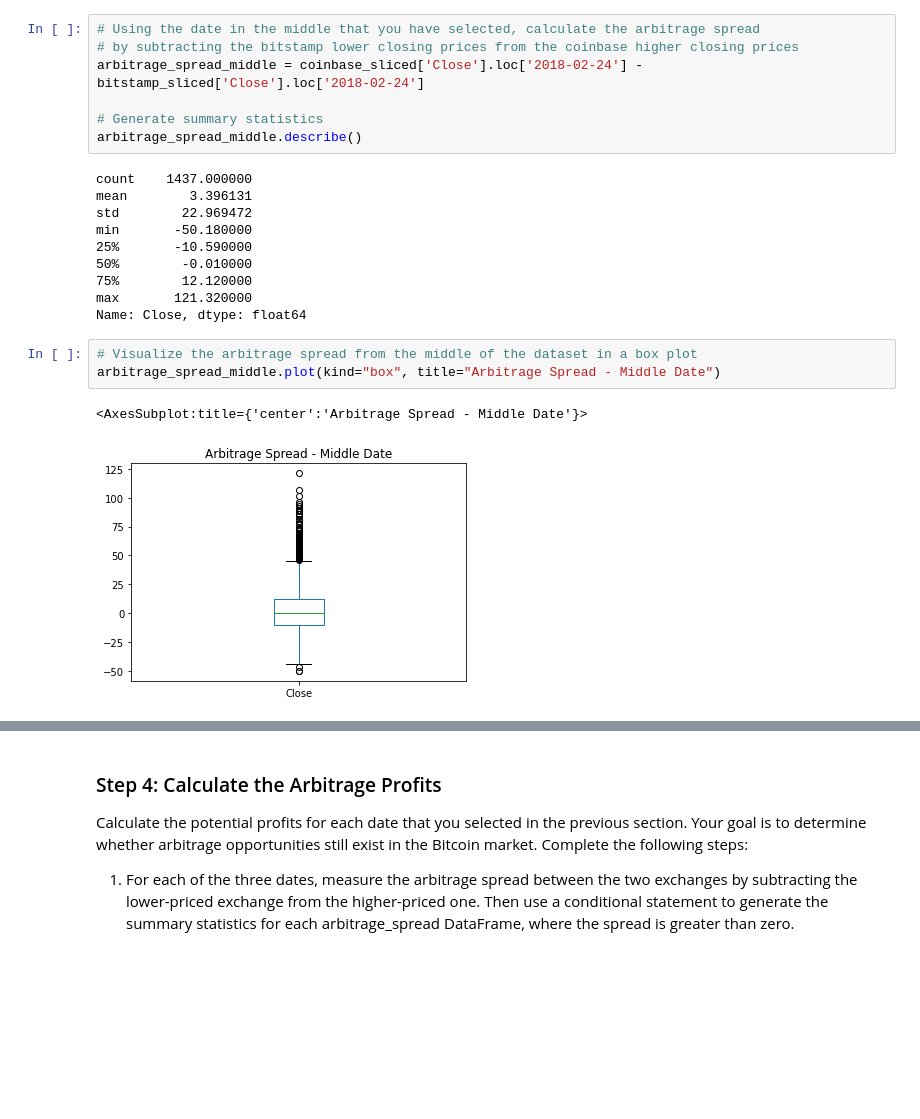
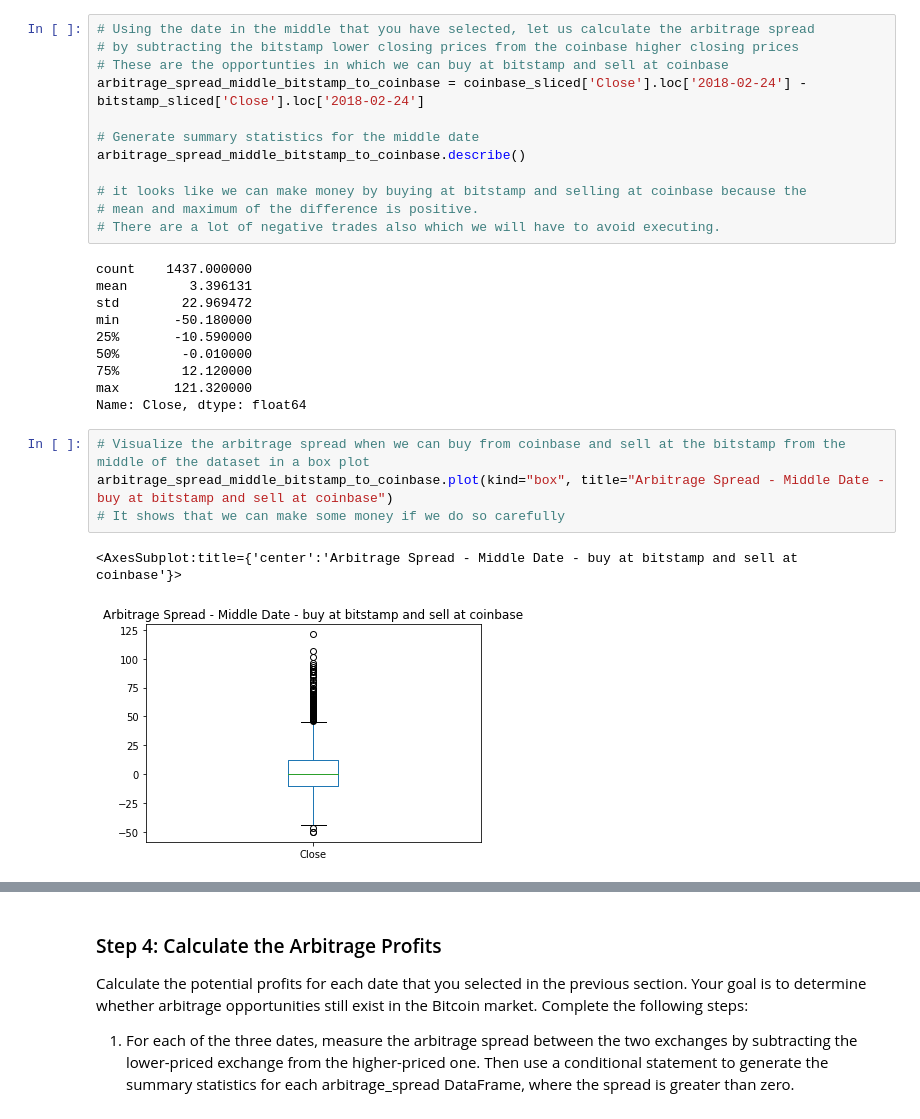
Before and after one commit to sangramsinghg/berkeley_fintech_module_3_challenge, a Jupyter notebook: crypto_arbitrage.ipynb, the cells around one changed output, grey strips where cells are left out. Drawn from its saved outputs; the diff is of its cells as text; blank space fills up the shorter version.

```diff
--- a/crypto_arbitrage.ipynb
+++ b/crypto_arbitrage.ipynb
@@ -323,12 +361,17 @@ coinbase_sliced['Close'].loc['2018-02-24'].plot(figsize=(15,9), legend=True, col
 <AxesSubplot:title={'center':'Februrary 24th, 2018'}, xlabel='Timestamp'>
 [figure]
 # %%
-# Using the date in the middle that you have selected, calculate the arbitrage spread
+# Using the date in the middle that you have selected, let us calculate the arbitrage spread
 # by subtracting the bitstamp lower closing prices from the coinbase higher closing prices
-arbitrage_spread_middle = coinbase_sliced['Close'].loc['2018-02-24'] - bitstamp_sliced['Close'].loc['2018-02-24']
+# These are the opportunties in which we can buy at bitstamp and sell at coinbase
+arbitrage_spread_middle_bitstamp_to_coinbase = coinbase_sliced['Close'].loc['2018-02-24'] - bitstamp_sliced['Close'].loc['2018-02-24']
 
-# Generate summary statistics
-arbitrage_spread_middle.describe()
+# Generate summary statistics for the middle date
+arbitrage_spread_middle_bitstamp_to_coinbase.describe()
+
+# it looks like we can make money by buying at bitstamp and selling at coinbase because the
+# mean and maximum of the difference is positive.
+# There are a lot of negative trades also which we will have to avoid executing.
 # %% [output]
 count    1437.000000
 mean        3.396131
@@ -340,8 +383,9 @@ min       -50.180000
 max       121.320000
 Name: Close, dtype: float64
 # %%
-# Visualize the arbitrage spread from the middle of the dataset in a box plot
-arbitrage_spread_middle.plot(kind="box", title="Arbitrage Spread - Middle Date")
+# Visualize the arbitrage spread when we can buy from coinbase and sell at the bitstamp from the middle of the dataset in a box plot
+arbitrage_spread_middle_bitstamp_to_coinbase.plot(kind="box", title="Arbitrage Spread - Middle Date - buy at bitstamp and sell at coinbase")
+# It shows that we can make some money if we do so carefully
 # %% [output]
-<AxesSubplot:title={'center':'Arbitrage Spread - Middle Date'}>
+<AxesSubplot:title={'center':'Arbitrage Spread - Middle Date - buy at bitstamp and sell at coinbase'}>
-[figure, old version]
+[figure, new version]
```
Also changed, not shown: parts of 77 cells of this notebook.
